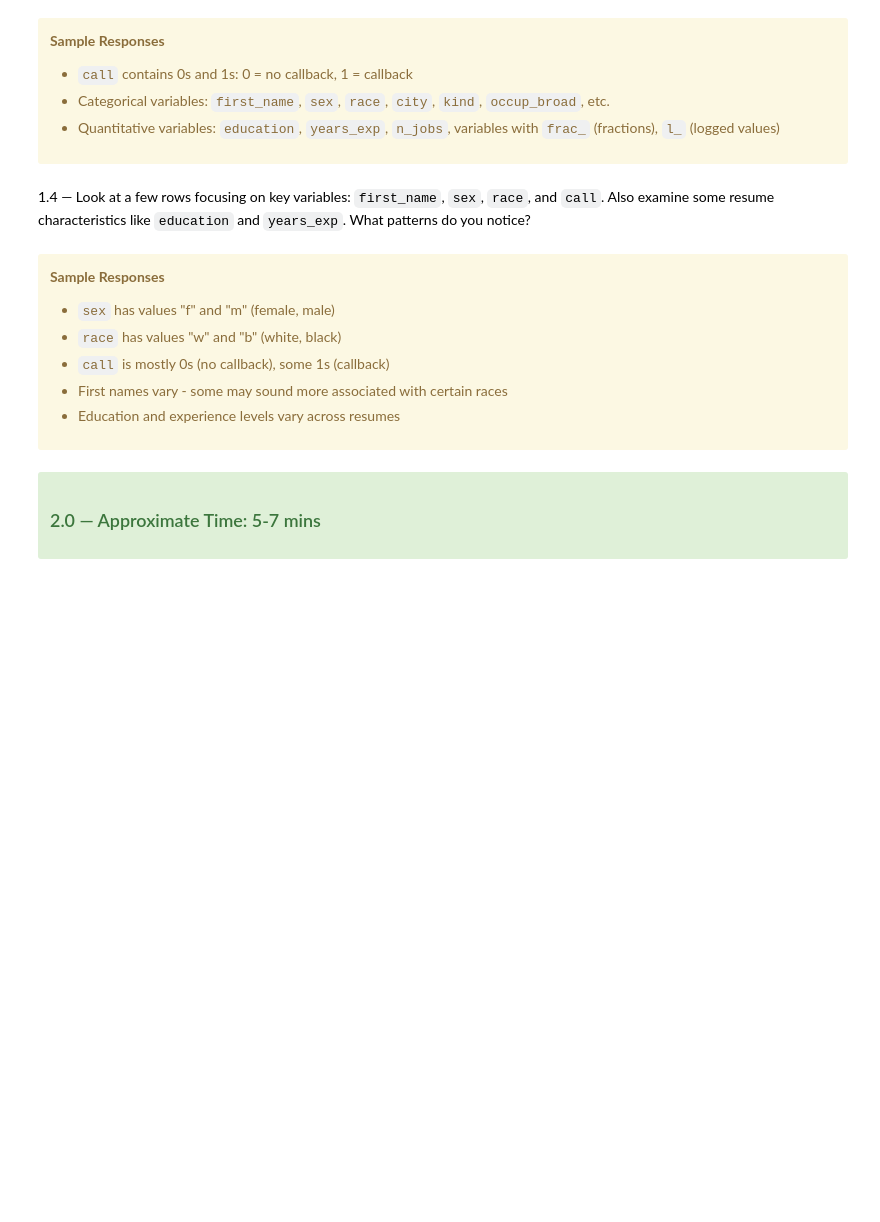
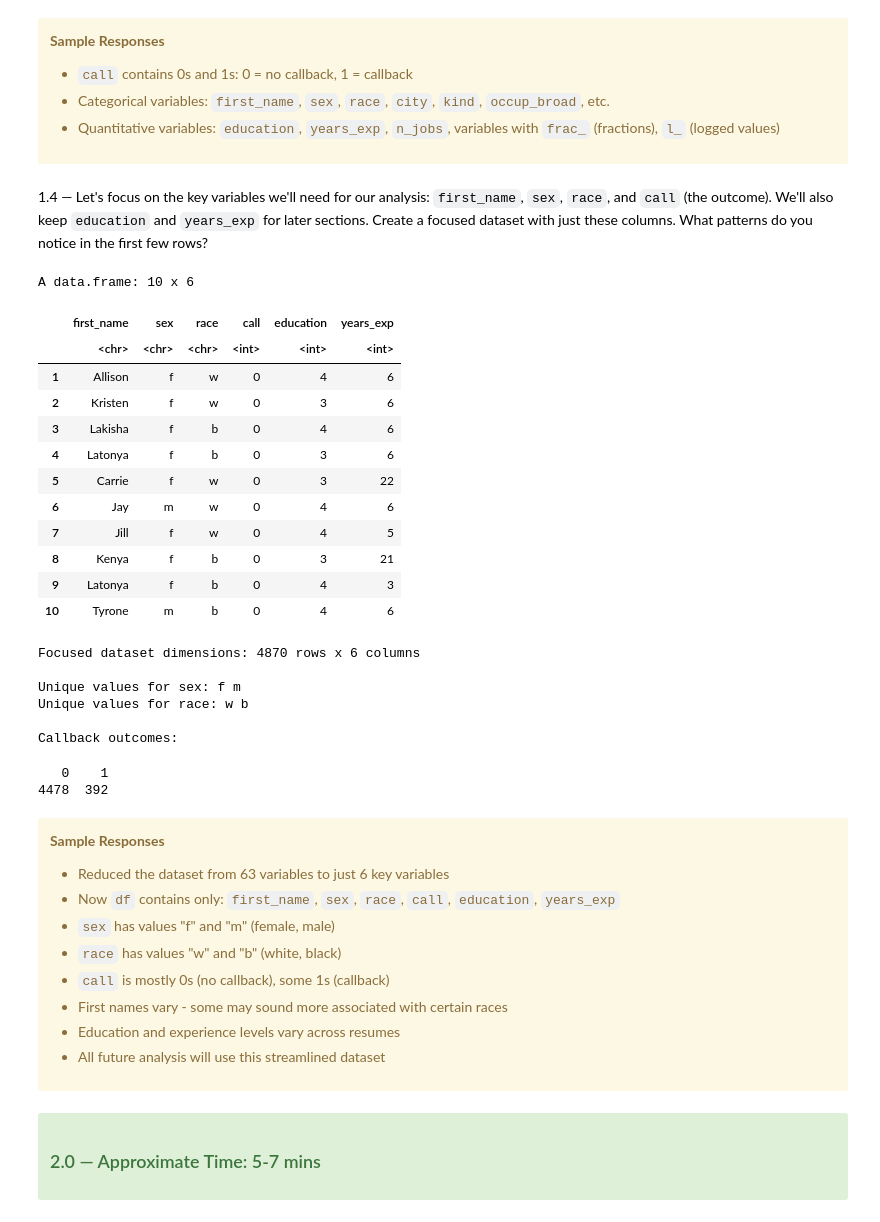
Before and after one commit to ds-modules/ecc-psychology, a Jupyter notebook: resume/InvJNB-ResumeCallbacks-NameRace-COMPLETE.ipynb, the cells around one changed output. Cells and saved outputs as stored; diff of their text form; code cells hidden in the pictures; blank space fills up the shorter version.

```diff
--- a/resume/InvJNB-ResumeCallbacks-NameRace-COMPLETE.ipynb
+++ b/resume/InvJNB-ResumeCallbacks-NameRace-COMPLETE.ipynb
@@ -143,27 +213,57 @@ glimpse(df)
 
 </div>
 # %% [markdown]
-1.4 — Look at a few rows focusing on key variables: `first_name`, `sex`, `race`, and `call`. Also examine some resume characteristics like `education` and `years_exp`. What patterns do you notice?
+1.4 — Let's focus on the key variables we'll need for our analysis: `first_name`, `sex`, `race`, and `call` (the outcome). We'll also keep `education` and `years_exp` for later sections. Create a focused dataset with just these columns. What patterns do you notice in the first few rows?
 # %%
-# Look at first few rows of key columns
-head(df[, c("first_name", "sex", "race", "call", "education", "years_exp")], 10)
+# Create a focused dataset with only the key variables
+df <- df %>%
+  select(first_name, sex, race, call, education, years_exp)
 
-# Check unique values for categorical variables
-cat("\nUnique values for sex:\n")
-unique(df$sex)
-cat("\nUnique values for race:\n")
-unique(df$race)
+# Look at first few rows
+head(df, 10)
+
+# Check the dimensions
+cat("\nFocused dataset dimensions:", dim(df)[1], "rows x", dim(df)[2], "columns\n")
+
+# Check unique values for key categorical variables
+cat("\nUnique values for sex:", unique(df$sex), "\n")
+cat("Unique values for race:", unique(df$race), "\n")
 cat("\nCallback outcomes:\n")
 table(df$call)
+# %% [output]
+A data.frame: 10 x 6
+|  | first_name | sex | race | call | education | years_exp |
+|  | <chr> | <chr> | <chr> | <int> | <int> | <int> |
+| 1 | Allison | f | w | 0 | 4 | 6 |
+| 2 | Kristen | f | w | 0 | 3 | 6 |
+| 3 | Lakisha | f | b | 0 | 4 | 6 |
+| 4 | Latonya | f | b | 0 | 3 | 6 |
+| 5 | Carrie | f | w | 0 | 3 | 22 |
+| 6 | Jay | m | w | 0 | 4 | 6 |
+| 7 | Jill | f | w | 0 | 4 | 5 |
+| 8 | Kenya | f | b | 0 | 3 | 21 |
+| 9 | Latonya | f | b | 0 | 4 | 3 |
+| 10 | Tyrone | m | b | 0 | 4 | 6 |
+Focused dataset dimensions: 4870 rows x 6 columns
+
+Unique values for sex: f m
+Unique values for race: w b
+
+Callback outcomes:
+   0    1
+4478  392
 # %% [markdown]
 <div class="alert alert-block alert-warning">
 
 **Sample Responses**
+- Reduced the dataset from 63 variables to just 6 key variables
+- Now `df` contains only: `first_name`, `sex`, `race`, `call`, `education`, `years_exp`
 - `sex` has values "f" and "m" (female, male)
 - `race` has values "w" and "b" (white, black)
 - `call` is mostly 0s (no callback), some 1s (callback)
 - First names vary - some may sound more associated with certain races
 - Education and experience levels vary across resumes
+- All future analysis will use this streamlined dataset
 
 </div>
 # %% [markdown]
```
Also changed, not shown: parts of 22 cells of this notebook.
